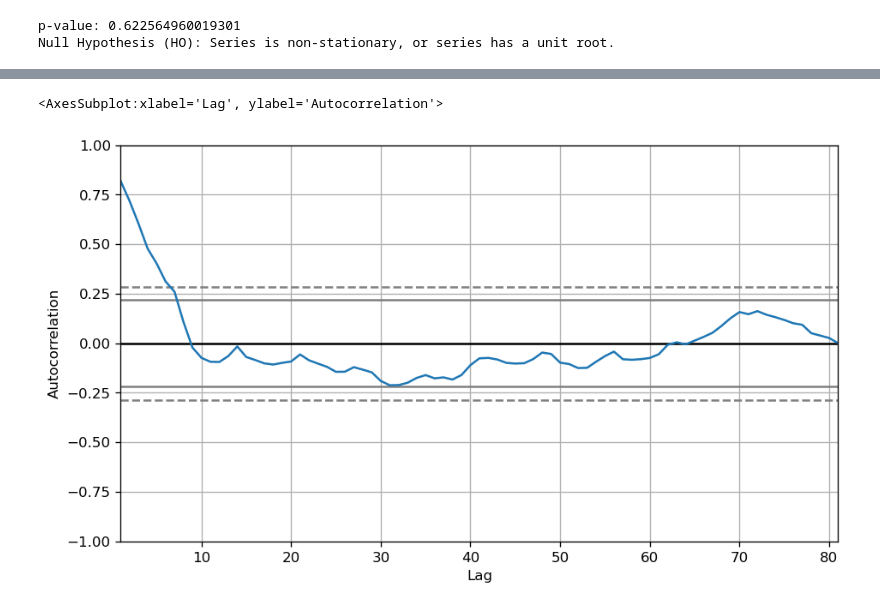
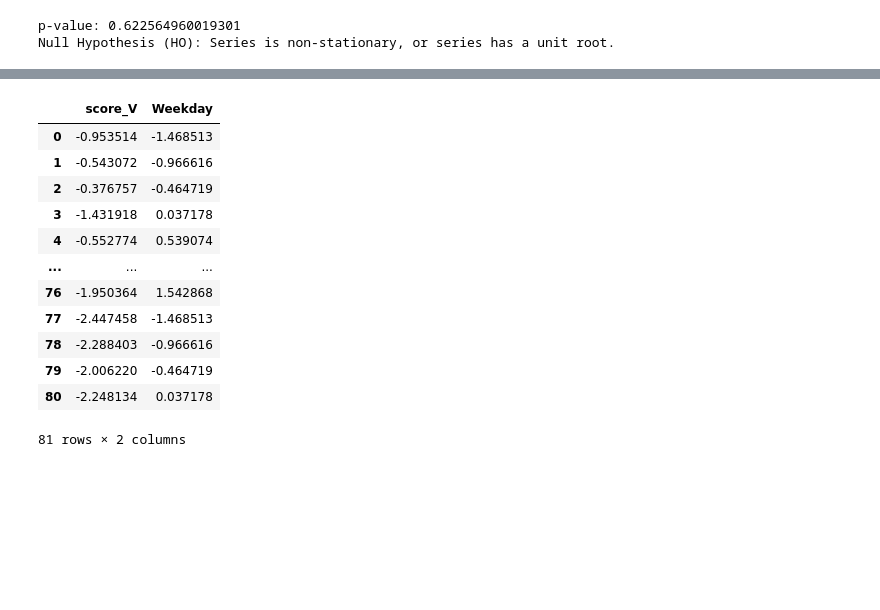
Before and after one commit to alexCCTcollege/CA2, a Jupyter notebook: Time series.ipynb, the cells around one changed output, grey strips where cells are left out. Cells and saved outputs as stored; diff of their text form; code cells hidden in the pictures; blank space fills up the shorter version.

```diff
--- a/Time series.ipynb
+++ b/Time series.ipynb
@@ -103,7 +99,0 @@ Text(0.5, 1.0, 'Detrend Vader score')
-# %%
-from pandas.plotting import autocorrelation_plot
-plt.rcParams.update({'figure.figsize':(9,5), 'figure.dpi':120})
-autocorrelation_plot(Data['score_V'].tolist())
-# %% [output]
-<AxesSubplot:xlabel='Lag', ylabel='Autocorrelation'>
-[figure, removed]
@@ -110,3 +105,21 @@ autocorrelation_plot(Data['score_V'].tolist())
+# %%
+Data = pd.DataFrame(Data, columns =['score_V','Weekday']
+)
+Data
+# %% [output]
+|  | score_V | Weekday |
+| 0 | -0.953514 | -1.468513 |
+| 1 | -0.543072 | -0.966616 |
+| 2 | -0.376757 | -0.464719 |
+| 3 | -1.431918 | 0.037178 |
+| 4 | -0.552774 | 0.539074 |
+| ... | ... | ... |
+| 76 | -1.950364 | 1.542868 |
+| 77 | -2.447458 | -1.468513 |
+| 78 | -2.288403 | -0.966616 |
+| 79 | -2.006220 | -0.464719 |
+| 80 | -2.248134 | 0.037178 |
+81 rows × 2 columns
 # %%
 from skforecast.ForecasterAutoreg import ForecasterAutoreg
 from skforecast.ForecasterAutoregCustom import ForecasterAutoregCustom
```
Also changed, not shown: parts of 12 cells of this notebook.
